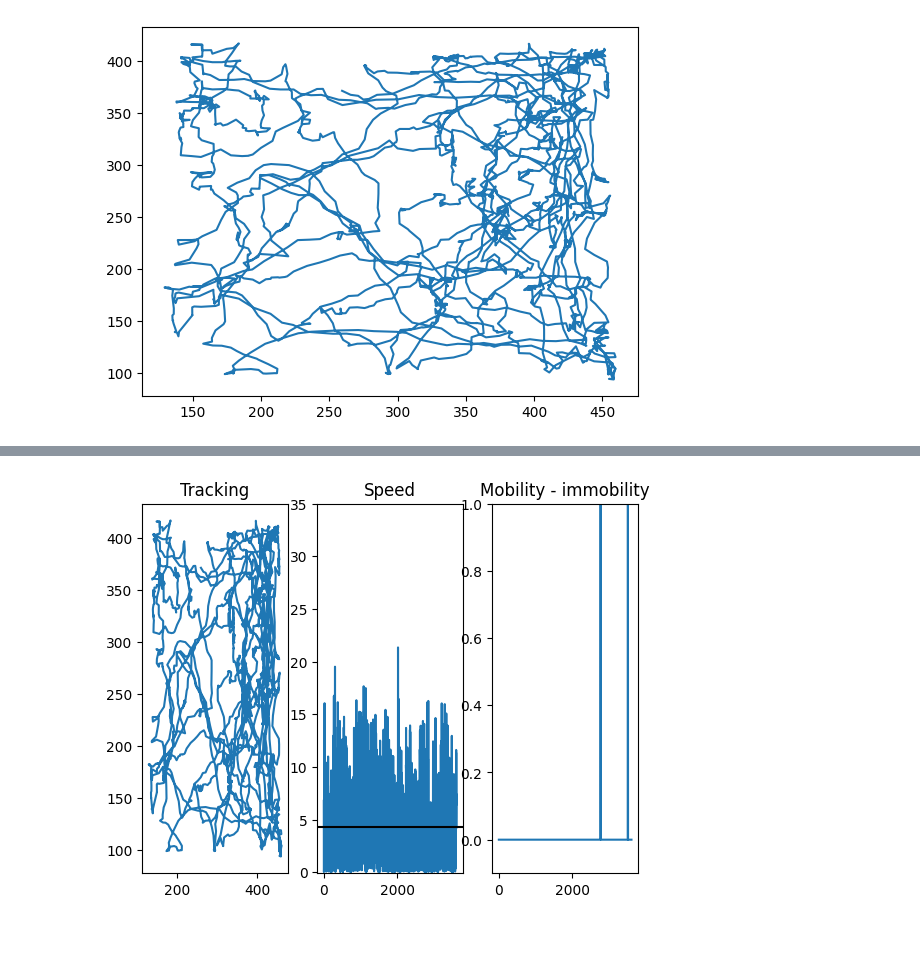
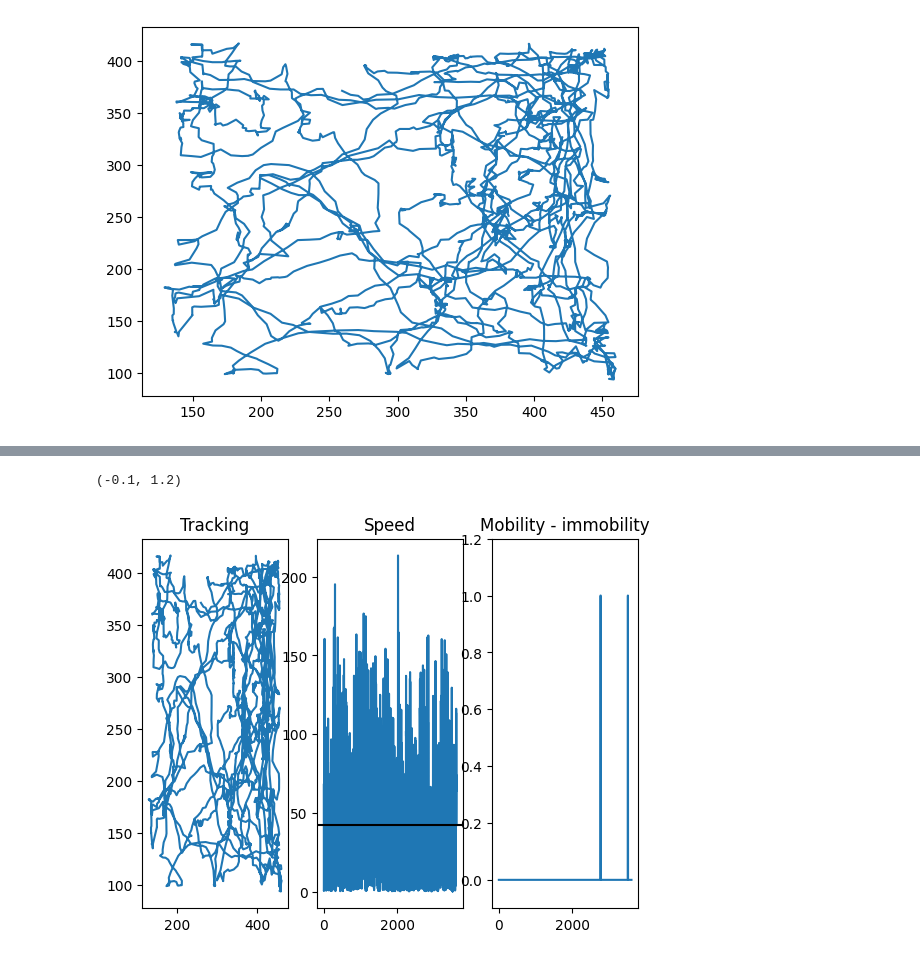
Before and after one commit to NovakHChen/fiberphotometry, a Jupyter notebook: notebooks/video_velocity_analysis.ipynb, the cells around one changed output, grey strips where cells are left out. Drawn from its saved outputs; the diff is of its cells as text; code cells hidden in the pictures.

```diff
--- a/notebooks/video_velocity_analysis.ipynb
+++ b/notebooks/video_velocity_analysis.ipynb
@@ -252,26 +245,27 @@ NameError: ignored
 # %%
 fig, axs = plt.subplots(ncols=3)
-axs[0].plot(beh_df[(beh_df.columns.values[0][0],
+axs[0].plot(data[(data.columns.values[0][0],
                  'head_midpoint', 'x')],
-               beh_df[(beh_df.columns.values[0][0],
+               data[(data.columns.values[0][0],
                        'head_midpoint', 'y')])
 axs[0].set_title('Tracking')
-dist = distance_moved(beh_df[(beh_df.columns.values[0][0],
+dist = beh.distance_moved(data[(data.columns.values[0][0],
                               'head_midpoint', 'x')],
-                      beh_df[(beh_df.columns.values[0][0],
+                      data[(data.columns.values[0][0],
                               'head_midpoint', 'y')])
-x = np.linspace(0, len(beh_df.index), num=len(beh_df.index))
-axs[1].plot(x, dist)
-axs[1].axhline(dist.mean(), color='k', label='ok')
+x = np.linspace(0, len(data.index), num=len(data.index))
+velo = beh.compute_velocity(x_coords, y_coords, fr)
+axs[1].plot(x, velo)
+axs[1].axhline(velo.mean(), color='k', label='ok')
 axs[1].set_title('Speed')
-axs[1].set_ylim((-0.1, 35))
+# axs[1].set_ylim((-0.1, 10))
 
-velo = compute_velocity(dist, framerate=fr)
-mob_immob = define_immobility(velo)
+mob_immob = beh.define_immobility(x_coords, y_coords)
 axs[2].plot(x, mob_immob)
 axs[2].set_title('Mobility - immobility')
-axs[2].set_ylim((-0.1, 1))
-fig.savefig(join(tdt_path, 'tacking analysis.png'),
-            dpi=300, bbox_inches='tight')
+axs[2].set_ylim((-0.1, 1.2))
+# fig.savefig(join(tdt_path, 'tacking analysis.png'),
+#             dpi=300, bbox_inches='tight')
 # %% [output]
+(-0.1, 1.2)
-[figure, old version]
+[figure, new version]
```
Also changed, not shown: parts of 17 cells of this notebook.
